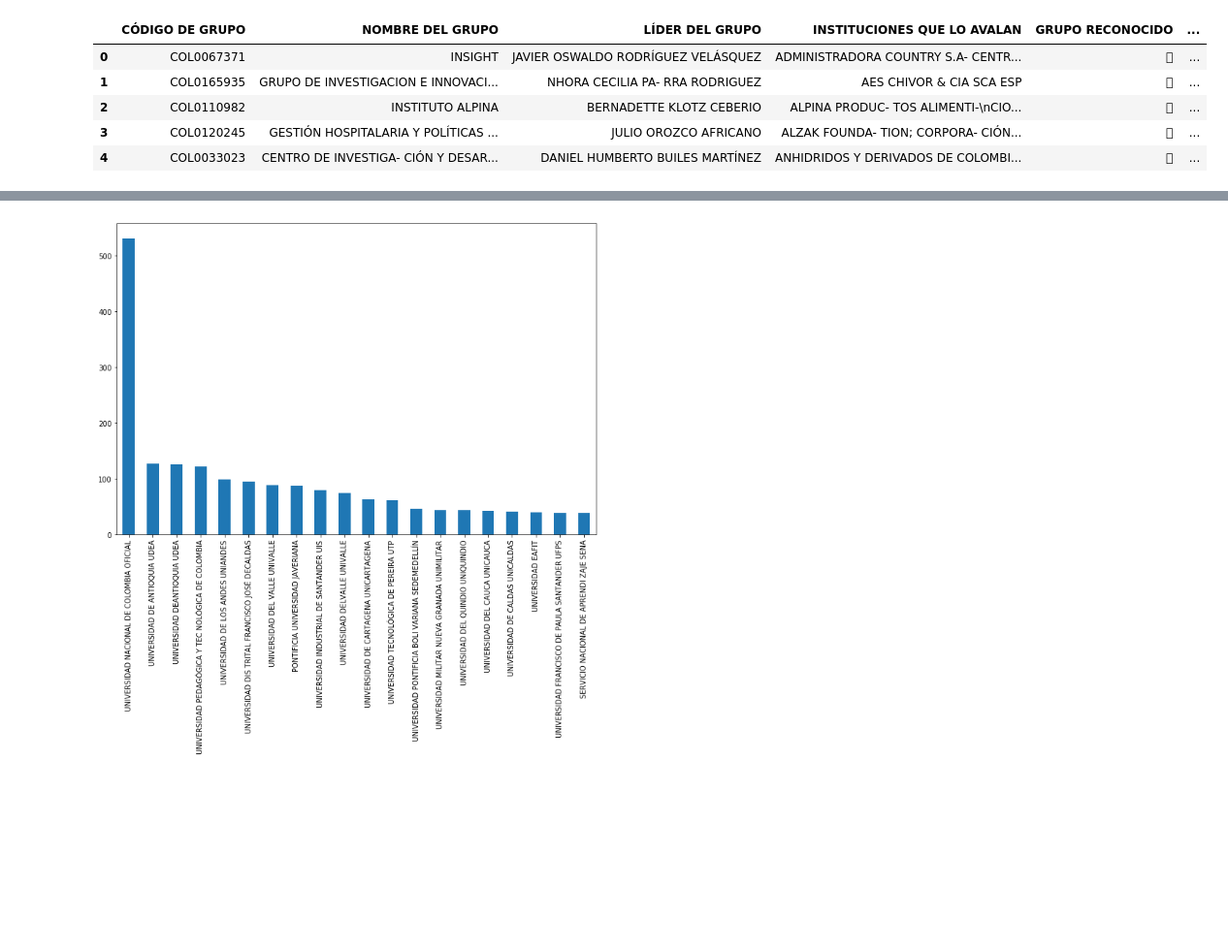
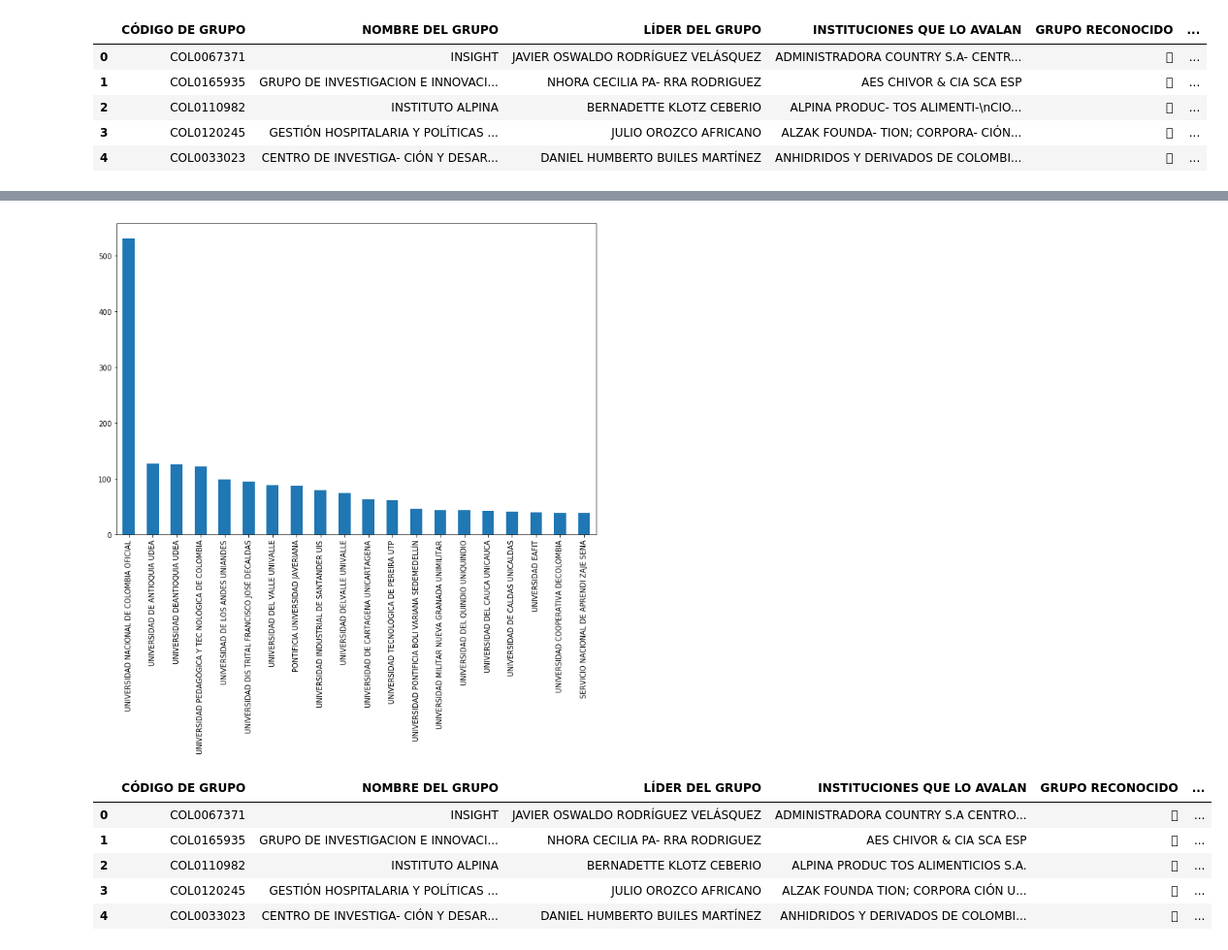
Before and after one commit to leiverandres/grupvis-bk, a Jupyter notebook: first exploration.ipynb, the cells around one changed output, grey strips where cells are left out. Shown at 97% size. Saved outputs shown, nothing was run; the diff lists cells and outputs as text; code cells hidden in the pictures; blank space fills up the shorter version.

```diff
--- a/first exploration.ipynb
+++ b/first exploration.ipynb
@@ -51,7 +51,7 @@ HOSPITAL INFAN- TIL NAPOLEÓN FRANCO PAREJA; UNIVERSIDAD DE CARTAGENA - UNI-\nCA
 Name: INSTITUCIONES QUE LO AVALAN, Length: 978, dtype: int64
 # %%
 # Remove newlines
-data["INSTITUCIONES QUE LO AVALAN"] = data["INSTITUCIONES QUE LO AVALAN"].apply(lambda x: ''.join(str(x).split('\n-')))
+data["INSTITUCIONES QUE LO AVALAN"] = data["INSTITUCIONES QUE LO AVALAN"].apply(lambda x: ''.join(str(x).split('\n|-')))
 # Substitute multiple whitespace with single whitespace
 data["INSTITUCIONES QUE LO AVALAN"] = data["INSTITUCIONES QUE LO AVALAN"].apply(lambda x: ' '.join(str(x).split()))
 data["INSTITUCIONES QUE LO AVALAN"].value_counts()
@@ -77,4 +77,4 @@ Name: INSTITUCIONES QUE LO AVALAN, Length: 928, dtype: int64
 fig, ax = plt.subplots(figsize=(12, 8))
 data["INSTITUCIONES QUE LO AVALAN"].value_counts()[:20].plot(kind="bar", ax=ax);
 # %% [output]
-[figure, old version]
+[figure, new version]
@@ -80,0 +83,9 @@ data["INSTITUCIONES QUE LO AVALAN"].value_counts()[:20].plot(kind="bar", ax=ax);
+# %%
+data.head()
+# %% [output]
+|  | CÓDIGO DE GRUPO | NOMBRE DEL GRUPO | LÍDER DEL GRUPO | INSTITUCIONES QUE LO AVALAN | GRUPO RECONOCIDO | ... |
+| 0 | COL0067371 | INSIGHT | JAVIER OSWALDO RODRÍGUEZ VELÁSQUEZ | ADMINISTRADORA COUNTRY S.A CENTRO... |  | ... |
+| 1 | COL0165935 | GRUPO DE INVESTIGACION E INNOVACI... | NHORA CECILIA PA- RRA RODRIGUEZ | AES CHIVOR & CIA SCA ESP |  | ... |
+| 2 | COL0110982 | INSTITUTO ALPINA | BERNADETTE KLOTZ CEBERIO | ALPINA PRODUC TOS ALIMENTICIOS S.A. |  | ... |
+| 3 | COL0120245 | GESTIÓN HOSPITALARIA Y POLÍTICAS ... | JULIO OROZCO AFRICANO | ALZAK FOUNDA TION; CORPORA CIÓN U... |  | ... |
+| 4 | COL0033023 | CENTRO DE INVESTIGA- CIÓN Y DESAR... | DANIEL HUMBERTO BUILES MARTÍNEZ | ANHIDRIDOS Y DERIVADOS DE COLOMBI... |  | ... |
```
Also changed, not shown: parts of 4 cells of this notebook.
